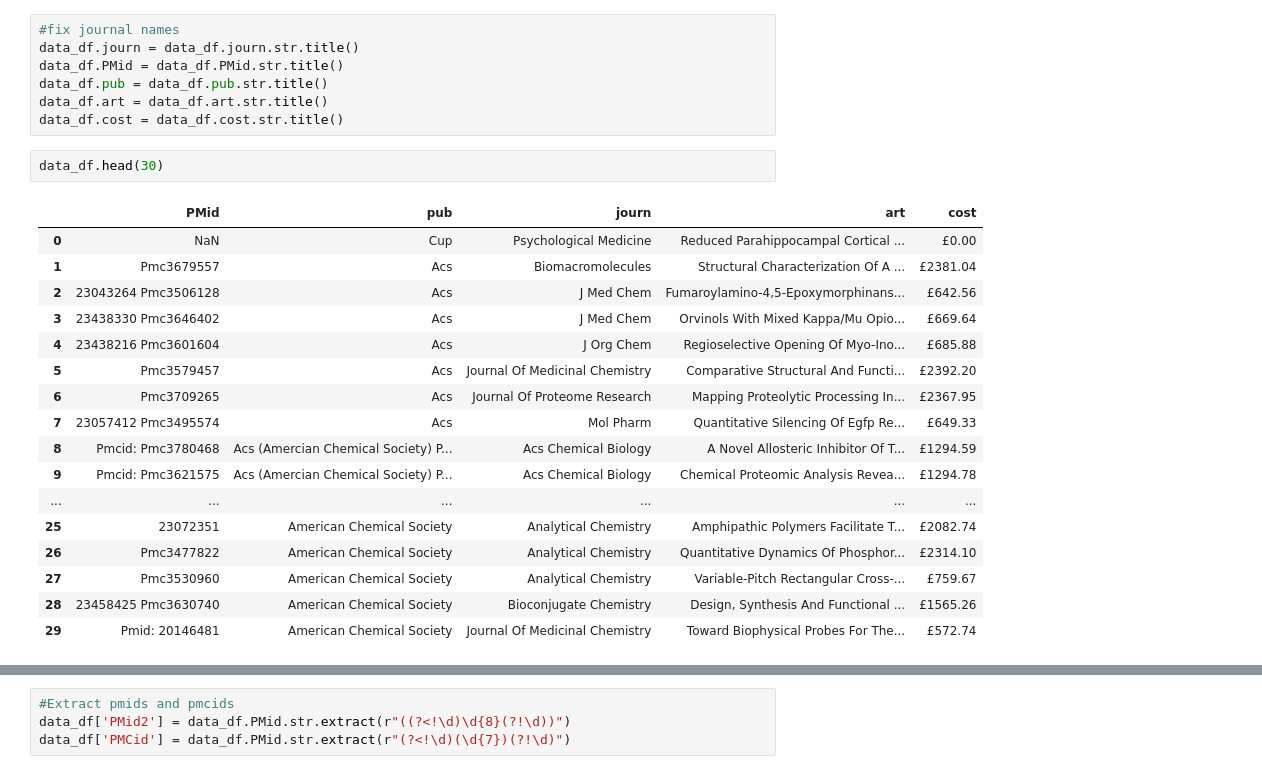
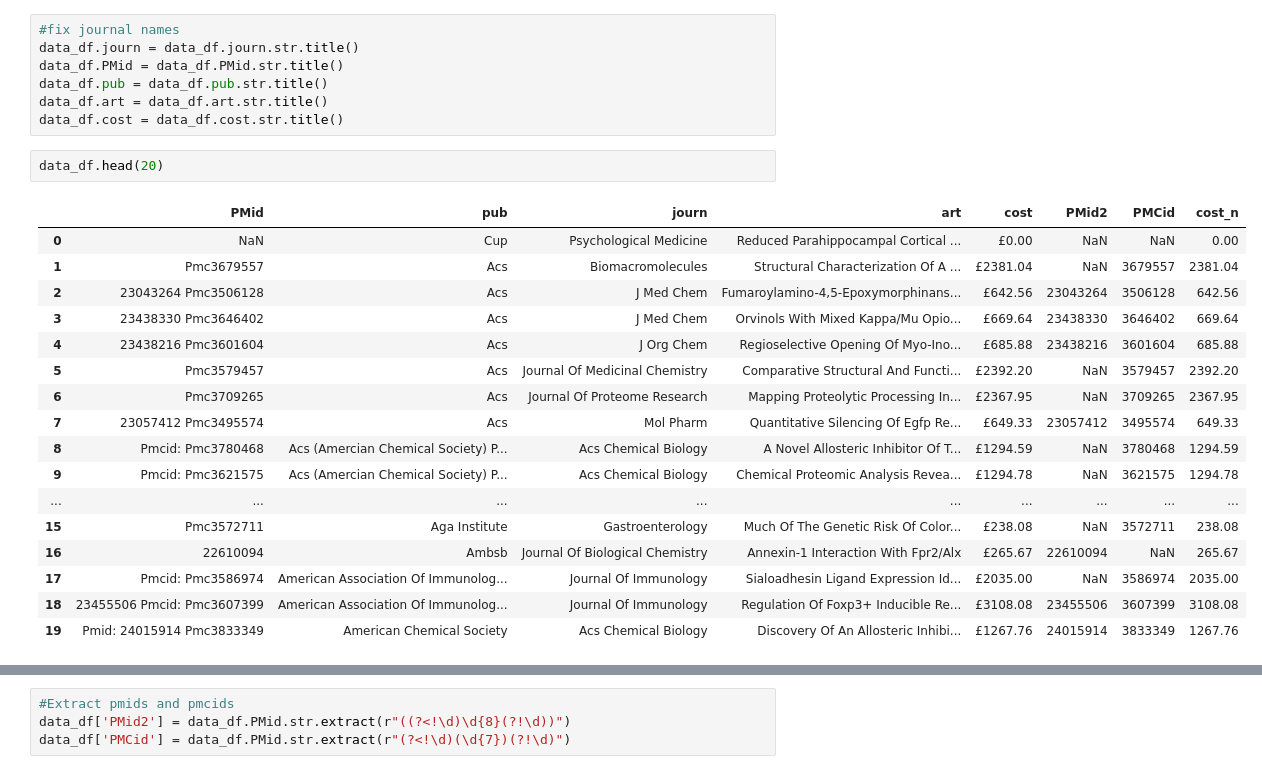
Before and after one commit to chrisoyer/thinkful_notes, a Jupyter notebook: drills/12.6 Data cleaning drill.ipynb, the cells around one changed output, grey strips where cells are left out. Drawn from its saved outputs; the diff is of its cells as text.

```diff
--- a/drills/12.6 Data cleaning drill.ipynb
+++ b/drills/12.6 Data cleaning drill.ipynb
@@ -104,24 +92,24 @@ data_df.pub = data_df.pub.str.title()
 data_df.art = data_df.art.str.title()
 data_df.cost = data_df.cost.str.title()
 # %%
-data_df.head(30)
+data_df.head(20)
 # %% [output]
-|  | PMid | pub | journ | art | cost |
-| 0 | NaN | Cup | Psychological Medicine | Reduced Parahippocampal Cortical ... | £0.00 |
-| 1 | Pmc3679557 | Acs | Biomacromolecules | Structural Characterization Of A ... | £2381.04 |
-| 2 | 23043264 Pmc3506128 | Acs | J Med Chem | Fumaroylamino-4,5-Epoxymorphinans... | £642.56 |
-| 3 | 23438330 Pmc3646402 | Acs | J Med Chem | Orvinols With Mixed Kappa/Mu Opio... | £669.64 |
-| 4 | 23438216 Pmc3601604 | Acs | J Org Chem | Regioselective Opening Of Myo-Ino... | £685.88 |
-| 5 | Pmc3579457 | Acs | Journal Of Medicinal Chemistry | Comparative Structural And Functi... | £2392.20 |
-| 6 | Pmc3709265 | Acs | Journal Of Proteome Research | Mapping Proteolytic Processing In... | £2367.95 |
-| 7 | 23057412 Pmc3495574 | Acs | Mol Pharm | Quantitative Silencing Of Egfp Re... | £649.33 |
-| 8 | Pmcid: Pmc3780468 | Acs (Amercian Chemical Society) P... | Acs Chemical Biology | A Novel Allosteric Inhibitor Of T... | £1294.59 |
-| 9 | Pmcid: Pmc3621575 | Acs (Amercian Chemical Society) P... | Acs Chemical Biology | Chemical Proteomic Analysis Revea... | £1294.78 |
-| ... | ... | ... | ... | ... | ... |
-| 25 | 23072351 | American Chemical Society | Analytical Chemistry | Amphipathic Polymers Facilitate T... | £2082.74 |
-| 26 | Pmc3477822 | American Chemical Society | Analytical Chemistry | Quantitative Dynamics Of Phosphor... | £2314.10 |
-| 27 | Pmc3530960 | American Chemical Society | Analytical Chemistry | Variable-Pitch Rectangular Cross-... | £759.67 |
-| 28 | 23458425 Pmc3630740 | American Chemical Society | Bioconjugate Chemistry | Design, Synthesis And Functional ... | £1565.26 |
-| 29 | Pmid: 20146481 | American Chemical Society | Journal Of Medicinal Chemistry | Toward Biophysical Probes For The... | £572.74 |
+|  | PMid | pub | journ | art | cost | PMid2 | PMCid | cost_n |
+| 0 | NaN | Cup | Psychological Medicine | Reduced Parahippocampal Cortical ... | £0.00 | NaN | NaN | 0.00 |
+| 1 | Pmc3679557 | Acs | Biomacromolecules | Structural Characterization Of A ... | £2381.04 | NaN | 3679557 | 2381.04 |
+| 2 | 23043264 Pmc3506128 | Acs | J Med Chem | Fumaroylamino-4,5-Epoxymorphinans... | £642.56 | 23043264 | 3506128 | 642.56 |
+| 3 | 23438330 Pmc3646402 | Acs | J Med Chem | Orvinols With Mixed Kappa/Mu Opio... | £669.64 | 23438330 | 3646402 | 669.64 |
+| 4 | 23438216 Pmc3601604 | Acs | J Org Chem | Regioselective Opening Of Myo-Ino... | £685.88 | 23438216 | 3601604 | 685.88 |
+| 5 | Pmc3579457 | Acs | Journal Of Medicinal Chemistry | Comparative Structural And Functi... | £2392.20 | NaN | 3579457 | 2392.20 |
+| 6 | Pmc3709265 | Acs | Journal Of Proteome Research | Mapping Proteolytic Processing In... | £2367.95 | NaN | 3709265 | 2367.95 |
+| 7 | 23057412 Pmc3495574 | Acs | Mol Pharm | Quantitative Silencing Of Egfp Re... | £649.33 | 23057412 | 3495574 | 649.33 |
+| 8 | Pmcid: Pmc3780468 | Acs (Amercian Chemical Society) P... | Acs Chemical Biology | A Novel Allosteric Inhibitor Of T... | £1294.59 | NaN | 3780468 | 1294.59 |
+| 9 | Pmcid: Pmc3621575 | Acs (Amercian Chemical Society) P... | Acs Chemical Biology | Chemical Proteomic Analysis Revea... | £1294.78 | NaN | 3621575 | 1294.78 |
+| ... | ... | ... | ... | ... | ... | ... | ... | ... |
+| 15 | Pmc3572711 | Aga Institute | Gastroenterology | Much Of The Genetic Risk Of Color... | £238.08 | NaN | 3572711 | 238.08 |
+| 16 | 22610094 | Ambsb | Journal Of Biological Chemistry | Annexin-1 Interaction With Fpr2/Alx | £265.67 | 22610094 | NaN | 265.67 |
+| 17 | Pmcid: Pmc3586974 | American Association Of Immunolog... | Journal Of Immunology | Sialoadhesin Ligand Expression Id... | £2035.00 | NaN | 3586974 | 2035.00 |
+| 18 | 23455506 Pmcid: Pmc3607399 | American Association Of Immunolog... | Journal Of Immunology | Regulation Of Foxp3+ Inducible Re... | £3108.08 | 23455506 | 3607399 | 3108.08 |
+| 19 | Pmid: 24015914 Pmc3833349 | American Chemical Society | Acs Chemical Biology | Discovery Of An Allosteric Inhibi... | £1267.76 | 24015914 | 3833349 | 1267.76 |
 # %%
 #check for near duplicate journal names
```
Also changed, not shown: parts of 4 cells of this notebook.
